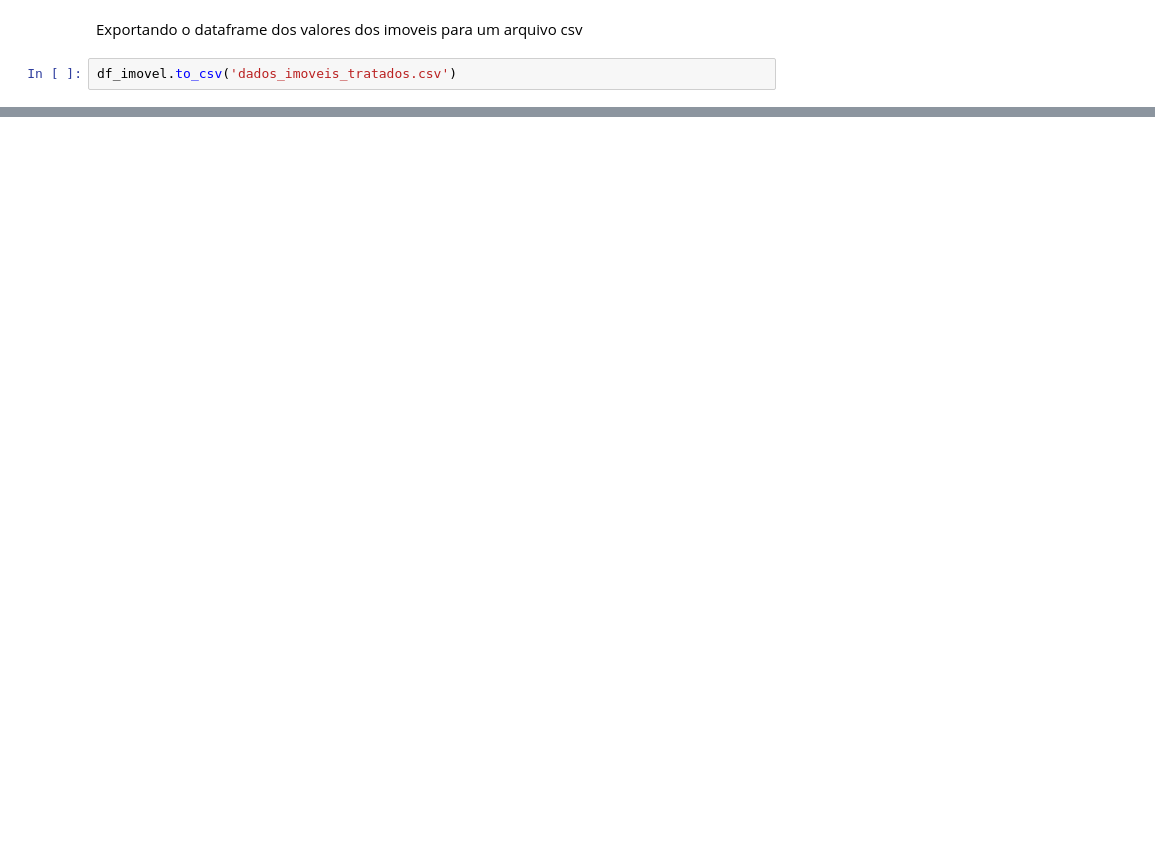
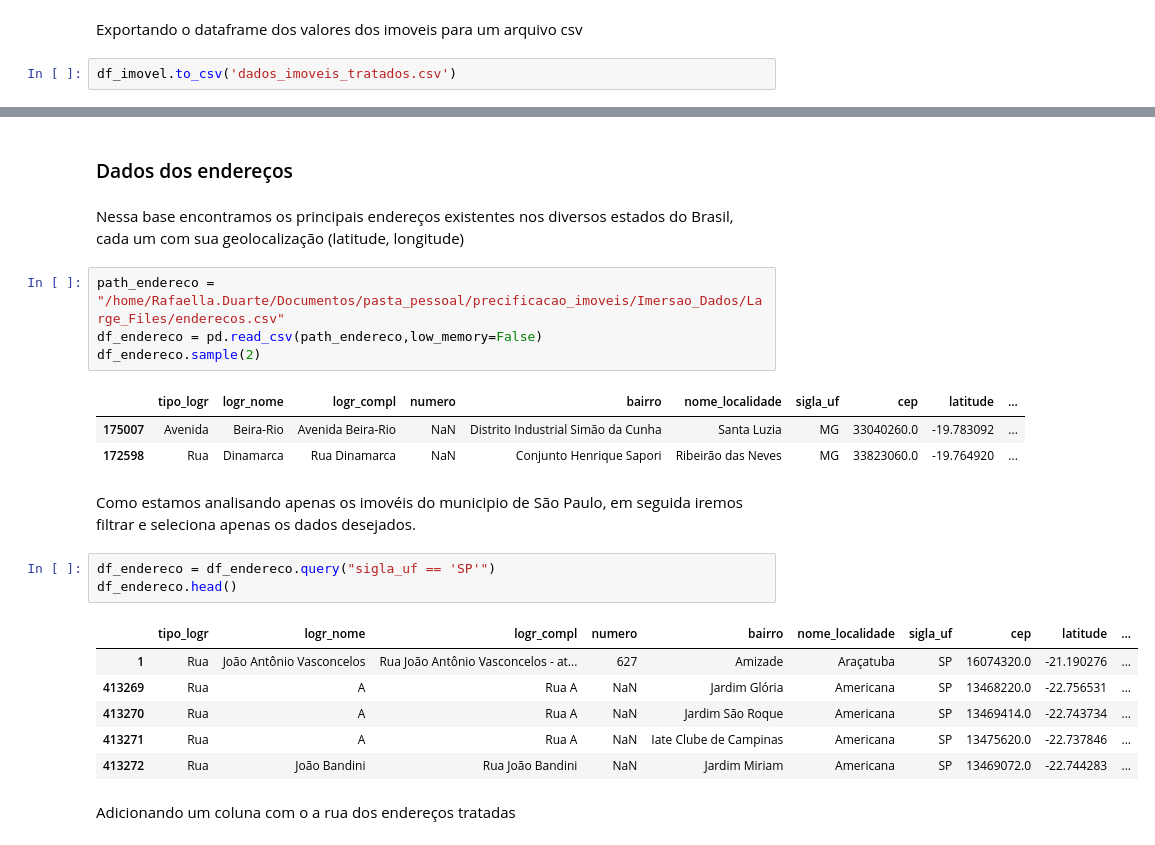
Before and after one commit to rafaelladuarte/imersao_dados_4, a Jupyter notebook: 1_treatment.ipynb, the cells around one changed output, grey strips where cells are left out. Saved outputs shown, nothing was run; the diff lists cells and outputs as text; blank space fills up the shorter version.

```diff
--- a/1_treatment.ipynb
+++ b/1_treatment.ipynb
@@ -448,0 +531,26 @@ df_imovel.to_csv('dados_imoveis_tratados.csv')
+# %% [markdown]
+### Dados dos endereços
+# %% [markdown]
+Nessa base encontramos os principais endereços existentes nos diversos estados do Brasil, cada um com sua geolocalização (latitude, longitude)
+# %%
+path_endereco = "/home/Rafaella.Duarte/Documentos/pasta_pessoal/precificacao_imoveis/Imersao_Dados/Large_Files/enderecos.csv"
+df_endereco = pd.read_csv(path_endereco,low_memory=False)
+df_endereco.sample(2)
+# %% [output]
+|  | tipo_logr | logr_nome | logr_compl | numero | bairro | nome_localidade | sigla_uf | cep | latitude | ... |
+| 175007 | Avenida | Beira-Rio | Avenida Beira-Rio | NaN | Distrito Industrial Simão da Cunha | Santa Luzia | MG | 33040260.0 | -19.783092 | ... |
+| 172598 | Rua | Dinamarca | Rua Dinamarca | NaN | Conjunto Henrique Sapori | Ribeirão das Neves | MG | 33823060.0 | -19.764920 | ... |
+# %% [markdown]
+Como estamos analisando apenas os imovéis do municipio de São Paulo, em seguida iremos filtrar e seleciona apenas os dados desejados.
+# %%
+df_endereco = df_endereco.query("sigla_uf == 'SP'")
+df_endereco.head()
+# %% [output]
+|  | tipo_logr | logr_nome | logr_compl | numero | bairro | nome_localidade | sigla_uf | cep | latitude | ... |
+| 1 | Rua | João Antônio Vasconcelos | Rua João Antônio Vasconcelos - at... | 627 | Amizade | Araçatuba | SP | 16074320.0 | -21.190276 | ... |
+| 413269 | Rua | A | Rua A | NaN | Jardim Glória | Americana | SP | 13468220.0 | -22.756531 | ... |
+| 413270 | Rua | A | Rua A | NaN | Jardim São Roque | Americana | SP | 13469414.0 | -22.743734 | ... |
+| 413271 | Rua | A | Rua A | NaN | Iate Clube de Campinas | Americana | SP | 13475620.0 | -22.737846 | ... |
+| 413272 | Rua | João Bandini | Rua João Bandini | NaN | Jardim Miriam | Americana | SP | 13469072.0 | -22.744283 | ... |
+# %% [markdown]
+Adicionando um coluna com o a rua dos endereços tratadas
```
Also changed, not shown: parts of 61 cells of this notebook, 3 other files.
